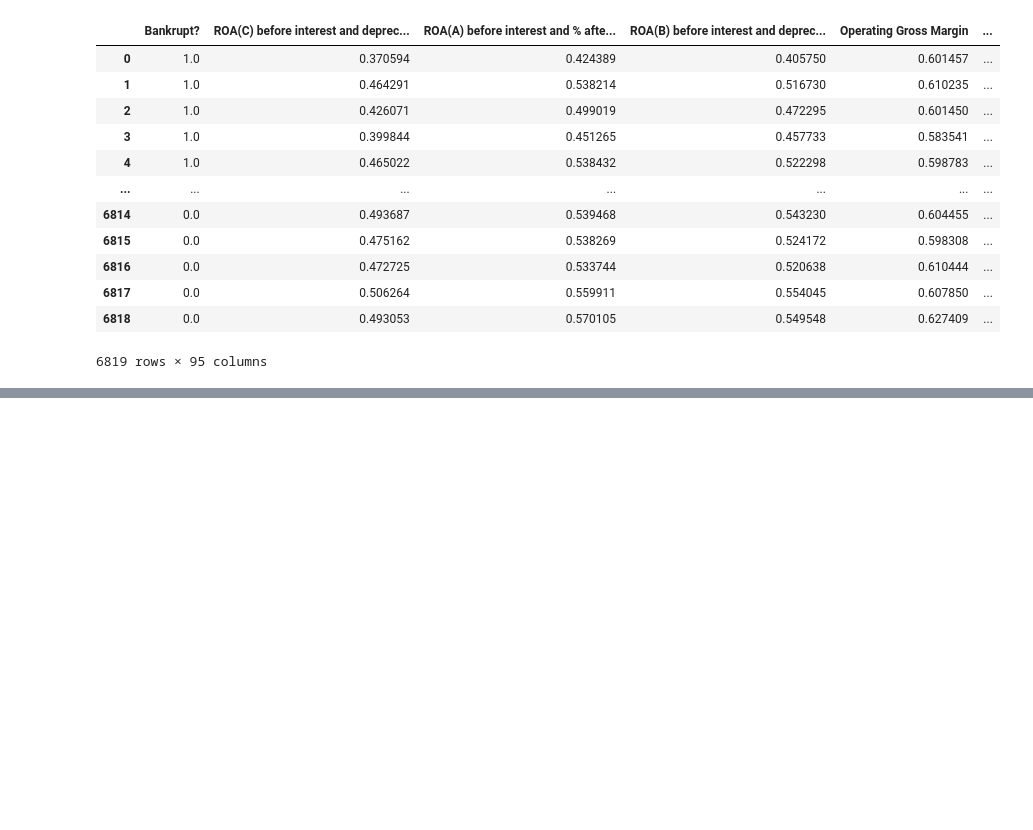
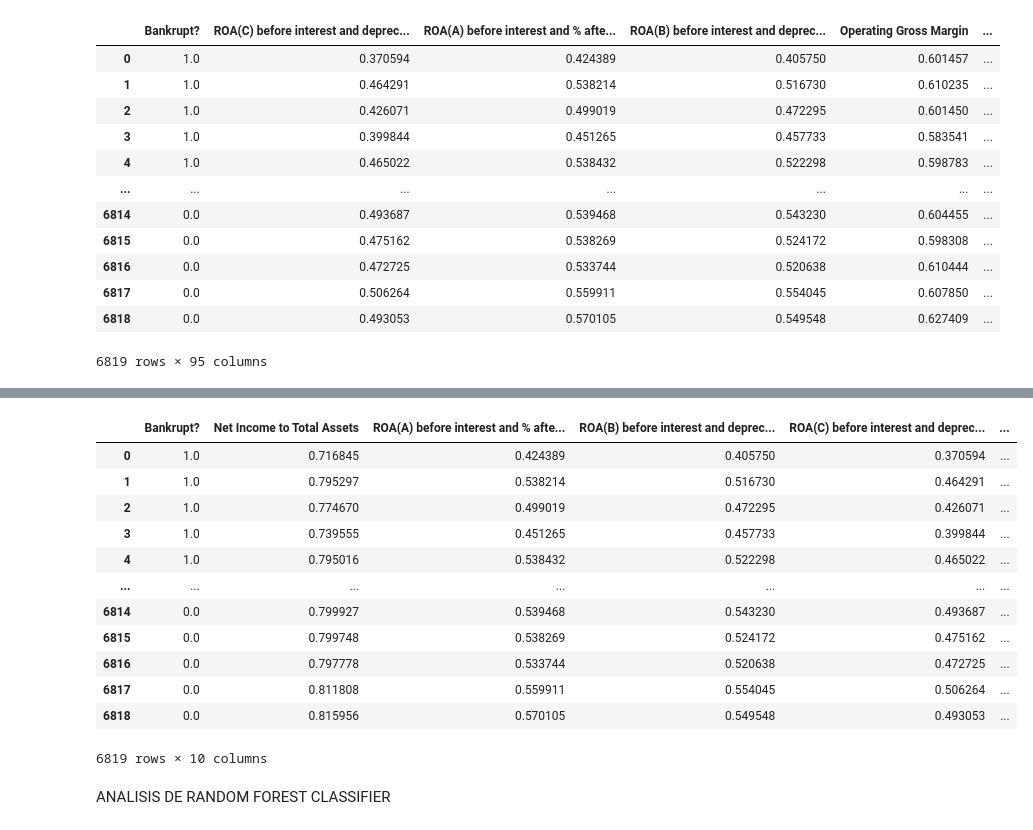
Before and after one commit to cecypd2/computo_en_la_nube, a Jupyter notebook: limpieza.ipynb, the cells around one changed output, grey strips where cells are left out. Saved outputs shown, nothing was run; the diff lists cells and outputs as text; code cells hidden in the pictures; blank space fills up the shorter version.

```diff
--- a/limpieza.ipynb
+++ b/limpieza.ipynb
@@ -46,0 +132,16 @@ data_reduced
+# %%
+# Calcular la matriz de correlación
+correlation_matrix = data_reduced.corr()
+
+# Obtener las correlaciones absolutas con respecto a la variable objetivo
+correlation_with_target = correlation_matrix['Bankrupt?'].abs()
+
+# Ordenar las correlaciones de mayor a menor
+sorted_correlation = correlation_with_target.sort_values(ascending=False)
+
+# Mostrar las variables con mayor y menor correlación
+print("Variables con mayor correlación:")
+print(sorted_correlation.head(10))
+
+print("\nVariables con menor correlación:")
+print(sorted_correlation.tail(10))
@@ -46,0 +166,23 @@ data_reduced
+# %%
+# Seleccionar las 10 variables más correlacionadas con la variable objetivo
+top_features = sorted_correlation.head(10).index
+
+# Crear un nuevo DataFrame con solo las variables seleccionadas
+data_selected = data_reduced[top_features]
+data_selected
+# %% [output]
+|  | Bankrupt? | Net Income to Total Assets | ROA(A) before interest and % afte... | ROA(B) before interest and deprec... | ROA(C) before interest and deprec... | ... |
+| 0 | 1.0 | 0.716845 | 0.424389 | 0.405750 | 0.370594 | ... |
+| 1 | 1.0 | 0.795297 | 0.538214 | 0.516730 | 0.464291 | ... |
+| 2 | 1.0 | 0.774670 | 0.499019 | 0.472295 | 0.426071 | ... |
+| 3 | 1.0 | 0.739555 | 0.451265 | 0.457733 | 0.399844 | ... |
+| 4 | 1.0 | 0.795016 | 0.538432 | 0.522298 | 0.465022 | ... |
+| ... | ... | ... | ... | ... | ... | ... |
+| 6814 | 0.0 | 0.799927 | 0.539468 | 0.543230 | 0.493687 | ... |
+| 6815 | 0.0 | 0.799748 | 0.538269 | 0.524172 | 0.475162 | ... |
+| 6816 | 0.0 | 0.797778 | 0.533744 | 0.520638 | 0.472725 | ... |
+| 6817 | 0.0 | 0.811808 | 0.559911 | 0.554045 | 0.506264 | ... |
+| 6818 | 0.0 | 0.815956 | 0.570105 | 0.549548 | 0.493053 | ... |
+6819 rows × 10 columns
+# %% [markdown]
+ANALISIS DE RANDOM FOREST CLASSIFIER
```
Also changed, not shown: parts of 9 cells of this notebook, 1 other file.
